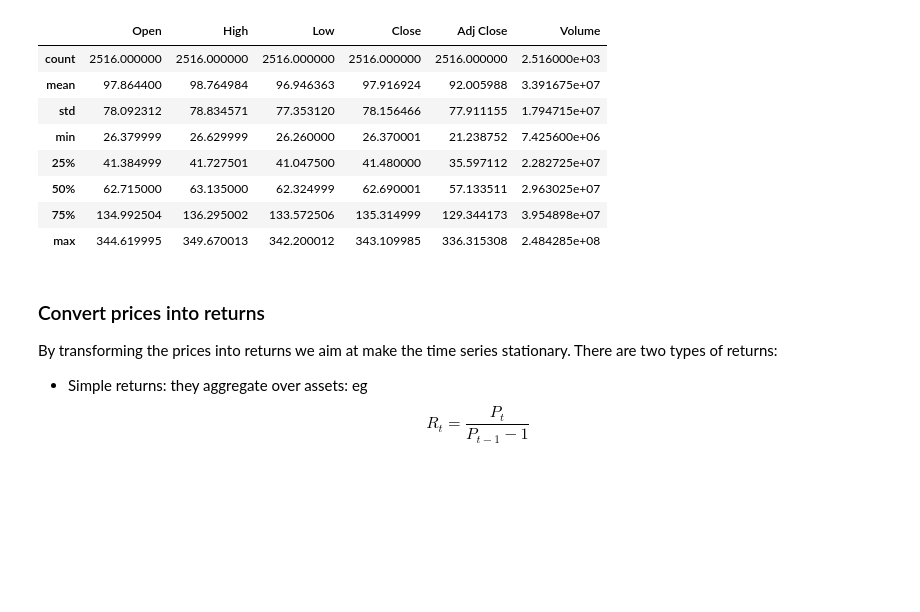
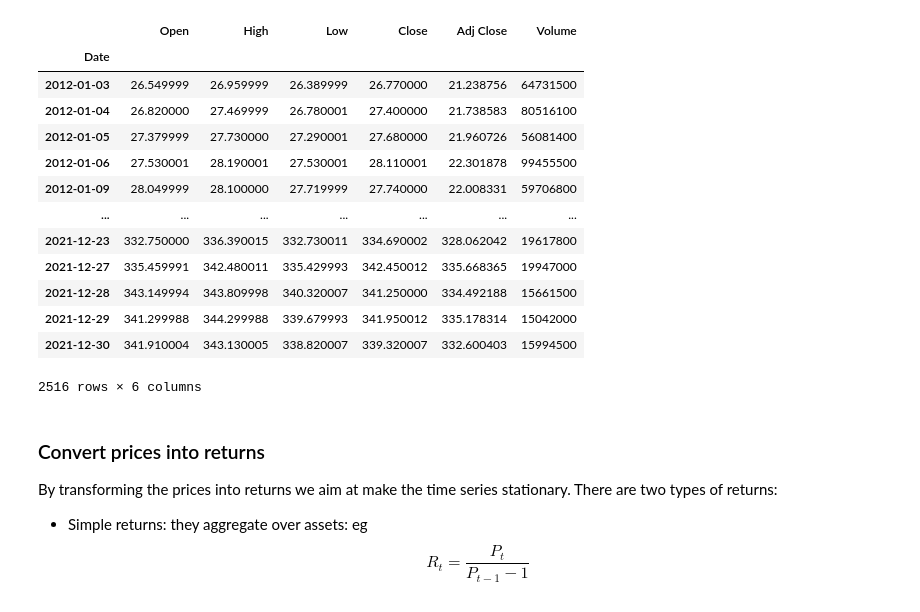
Before and after one commit to marcodigennaro/finance, a Jupyter notebook: finance/jupyter-notebooks/data.ipynb, the cells around one changed output. Cells and saved outputs as stored; diff of their text form; code cells hidden in the pictures; blank space fills up the shorter version.

```diff
--- a/finance/jupyter-notebooks/data.ipynb
+++ b/finance/jupyter-notebooks/data.ipynb
@@ -12,15 +14,20 @@ df = yf.download(
 # %%
-df.describe()
+df
 # %% [output]
 |  | Open | High | Low | Close | Adj Close | Volume |
-| count | 2516.000000 | 2516.000000 | 2516.000000 | 2516.000000 | 2516.000000 | 2.516000e+03 |
-| mean | 97.864400 | 98.764984 | 96.946363 | 97.916924 | 92.005988 | 3.391675e+07 |
-| std | 78.092312 | 78.834571 | 77.353120 | 78.156466 | 77.911155 | 1.794715e+07 |
-| min | 26.379999 | 26.629999 | 26.260000 | 26.370001 | 21.238752 | 7.425600e+06 |
-| 25% | 41.384999 | 41.727501 | 41.047500 | 41.480000 | 35.597112 | 2.282725e+07 |
-| 50% | 62.715000 | 63.135000 | 62.324999 | 62.690001 | 57.133511 | 2.963025e+07 |
-| 75% | 134.992504 | 136.295002 | 133.572506 | 135.314999 | 129.344173 | 3.954898e+07 |
-| max | 344.619995 | 349.670013 | 342.200012 | 343.109985 | 336.315308 | 2.484285e+08 |
+| Date |  |  |  |  |  |  |
+| 2012-01-03 | 26.549999 | 26.959999 | 26.389999 | 26.770000 | 21.238756 | 64731500 |
+| 2012-01-04 | 26.820000 | 27.469999 | 26.780001 | 27.400000 | 21.738583 | 80516100 |
+| 2012-01-05 | 27.379999 | 27.730000 | 27.290001 | 27.680000 | 21.960726 | 56081400 |
+| 2012-01-06 | 27.530001 | 28.190001 | 27.530001 | 28.110001 | 22.301878 | 99455500 |
+| 2012-01-09 | 28.049999 | 28.100000 | 27.719999 | 27.740000 | 22.008331 | 59706800 |
+| ... | ... | ... | ... | ... | ... | ... |
+| 2021-12-23 | 332.750000 | 336.390015 | 332.730011 | 334.690002 | 328.062042 | 19617800 |
+| 2021-12-27 | 335.459991 | 342.480011 | 335.429993 | 342.450012 | 335.668365 | 19947000 |
+| 2021-12-28 | 343.149994 | 343.809998 | 340.320007 | 341.250000 | 334.492188 | 15661500 |
+| 2021-12-29 | 341.299988 | 344.299988 | 339.679993 | 341.950012 | 335.178314 | 15042000 |
+| 2021-12-30 | 341.910004 | 343.130005 | 338.820007 | 339.320007 | 332.600403 | 15994500 |
+2516 rows × 6 columns
 # %% [markdown]
 ### Convert prices into returns
 
```
Also changed, not shown: parts of 25 cells of this notebook, 7 other files.
